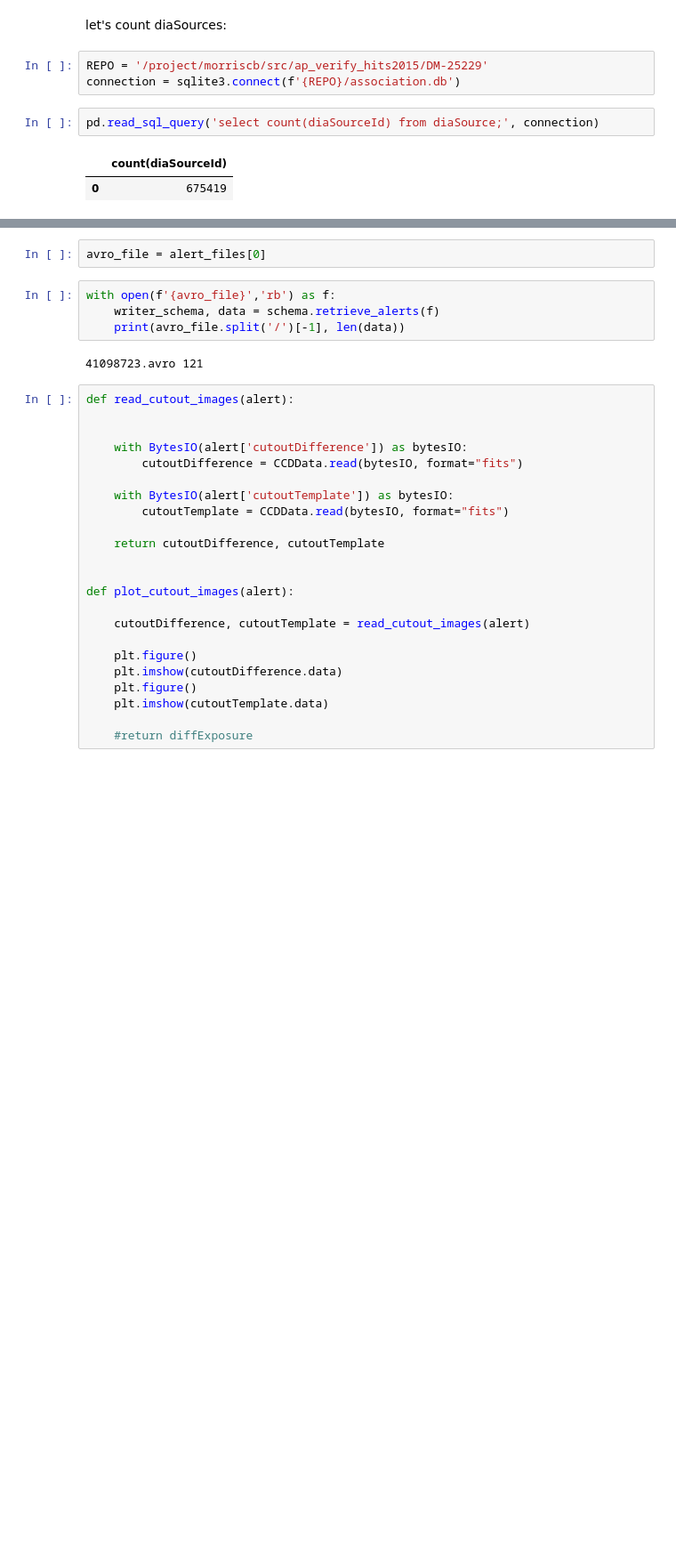
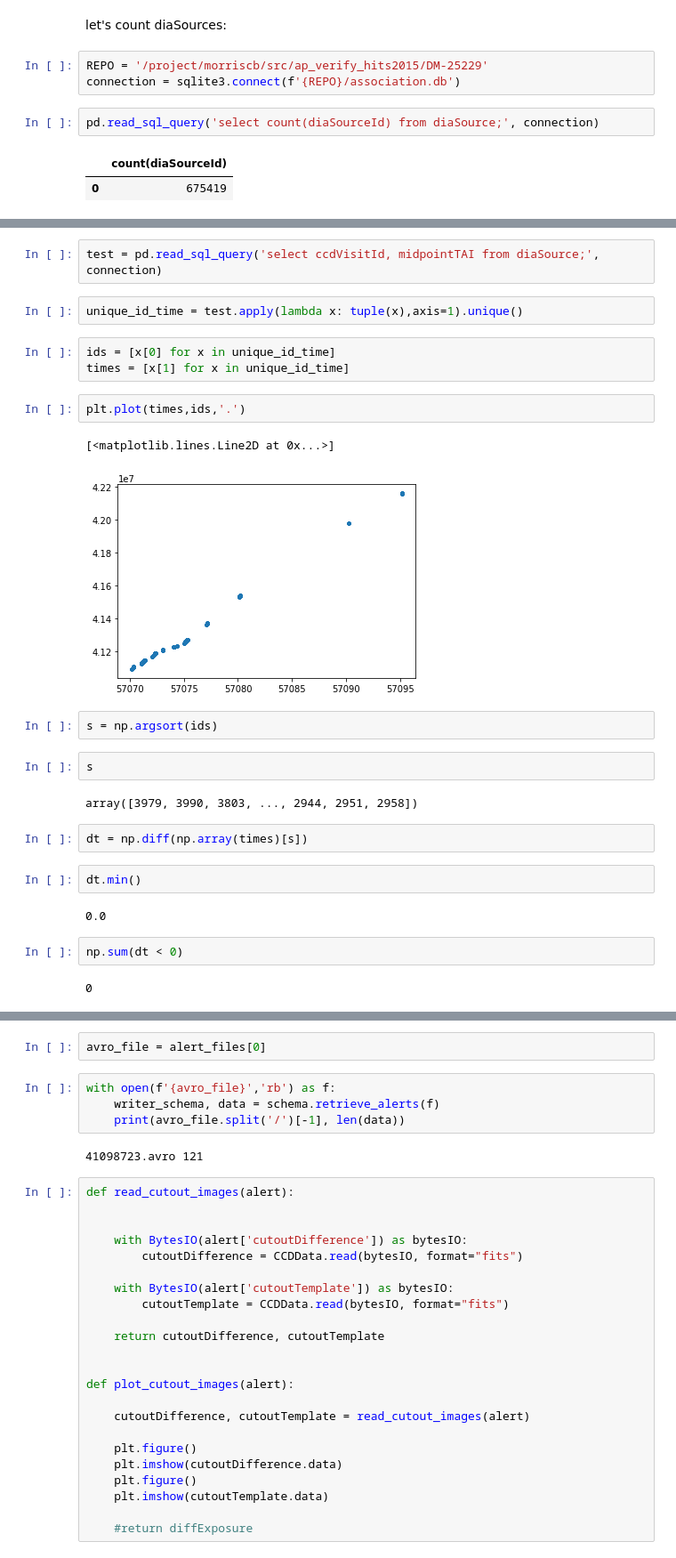
Before and after one commit to lsst-dm/ap_pipe-notebooks, a Jupyter notebook: DM-25229-Review_alert_sample.ipynb, the cells around one changed output, grey strips where cells are left out. Shown at 89% size. Drawn from its saved outputs; the diff is of its cells as text; blank space fills up the shorter version.

```diff
--- a/DM-25229-Review_alert_sample.ipynb
+++ b/DM-25229-Review_alert_sample.ipynb
@@ -60,0 +67,28 @@ pd.read_sql_query('select count(diaSourceId) from diaSource;', connection)
+# %%
+test = pd.read_sql_query('select ccdVisitId, midpointTAI from diaSource;', connection)
+# %%
+unique_id_time = test.apply(lambda x: tuple(x),axis=1).unique()
+# %%
+ids = [x[0] for x in unique_id_time]
+times = [x[1] for x in unique_id_time]
+# %%
+plt.plot(times,ids,'.')
+# %% [output]
+[<matplotlib.lines.Line2D at 0x...>]
+[figure, added]
+# %%
+s = np.argsort(ids)
+# %%
+s
+# %% [output]
+array([3979, 3990, 3803, ..., 2944, 2951, 2958])
+# %%
+dt = np.diff(np.array(times)[s])
+# %%
+dt.min()
+# %% [output]
+0.0
+# %%
+np.sum(dt < 0)
+# %% [output]
+0
```
Also changed, not shown: parts of 3 cells of this notebook.
